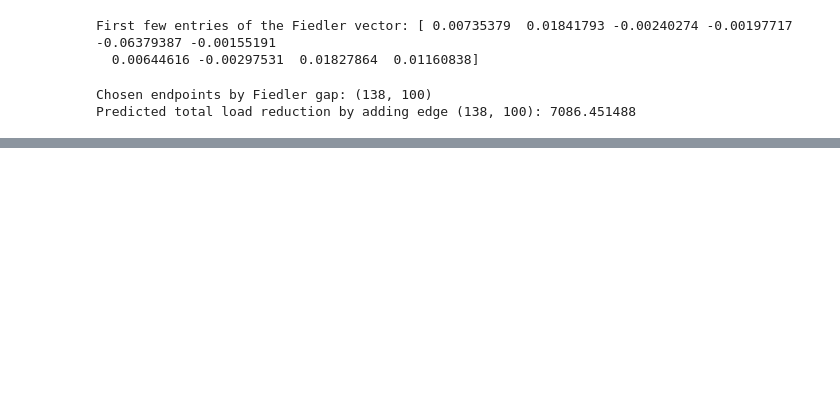
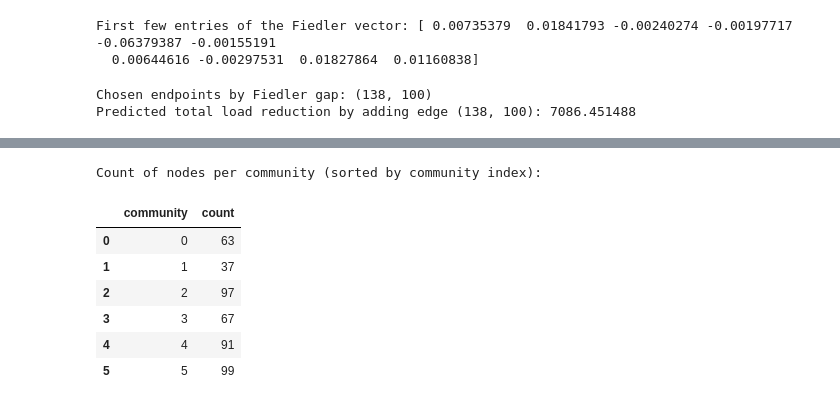
Before and after one commit to Antel0pe/SpaceOfMNIST-Digits, a Jupyter notebook: MaximalStretchNodes.ipynb, the cells around one changed output, grey strips where cells are left out. Drawn from its saved outputs; the diff is of its cells as text; code cells hidden in the pictures; blank space fills up the shorter version.

Commit message:
community related stuff for maximal edge betweenness

```diff
--- a/MaximalStretchNodes.ipynb
+++ b/MaximalStretchNodes.ipynb
@@ -1324,0 +1884,42 @@ plt.show()
+# %%
+import numpy as np
+import pandas as pd
+import igraph as ig
+
+# Perform community detection using the Louvain (multilevel) algorithm
+cl = subg.community_multilevel(weights=subg.es['weight'])
+membership = np.array(cl.membership)  # community label per node
+n = subg.vcount()
+
+# Prepare a DataFrame of nodes and their communities
+df = pd.DataFrame({
+    'node': np.arange(n),
+    'community': membership
+})
+
+# Also compute sizes of each community
+comm_sizes = df['community'].value_counts().sort_index()
+df_sizes = pd.DataFrame({
+    'community': comm_sizes.index,
+    'size': comm_sizes.values
+})
+# Count nodes in each community
+community_counts = df['community'].value_counts().sort_index()
+
+# Create a DataFrame for community counts
+df_community_counts = pd.DataFrame({
+    'community': community_counts.index,
+    'count': community_counts.values
+})
+
+print("Count of nodes per community (sorted by community index):")
+df_community_counts
+# %% [output]
+Count of nodes per community (sorted by community index):
+|  | community | count |
+| 0 | 0 | 63 |
+| 1 | 1 | 37 |
+| 2 | 2 | 97 |
+| 3 | 3 | 67 |
+| 4 | 4 | 91 |
+| 5 | 5 | 99 |
```
Also changed, not shown: parts of 23 cells of this notebook.
